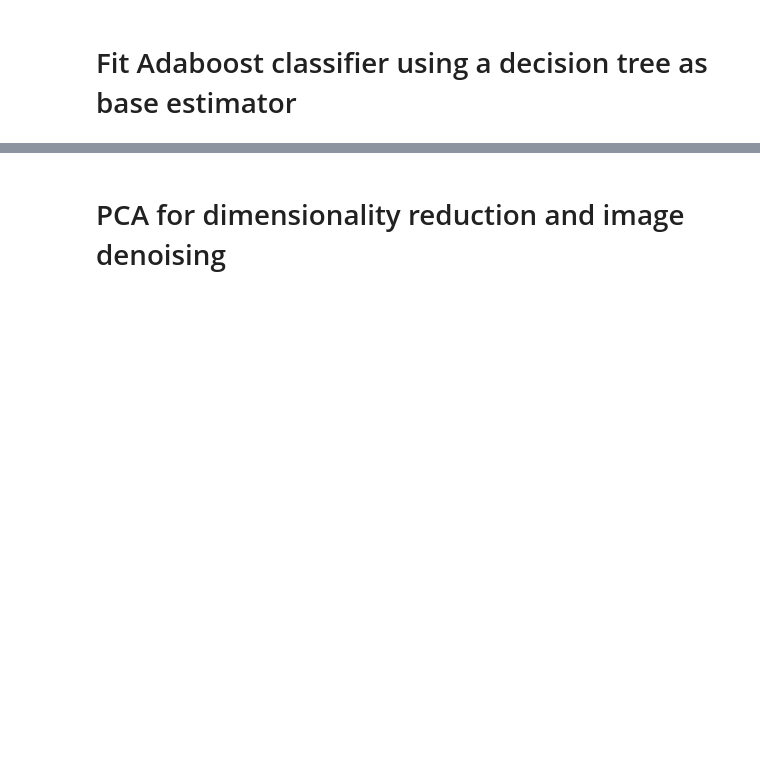
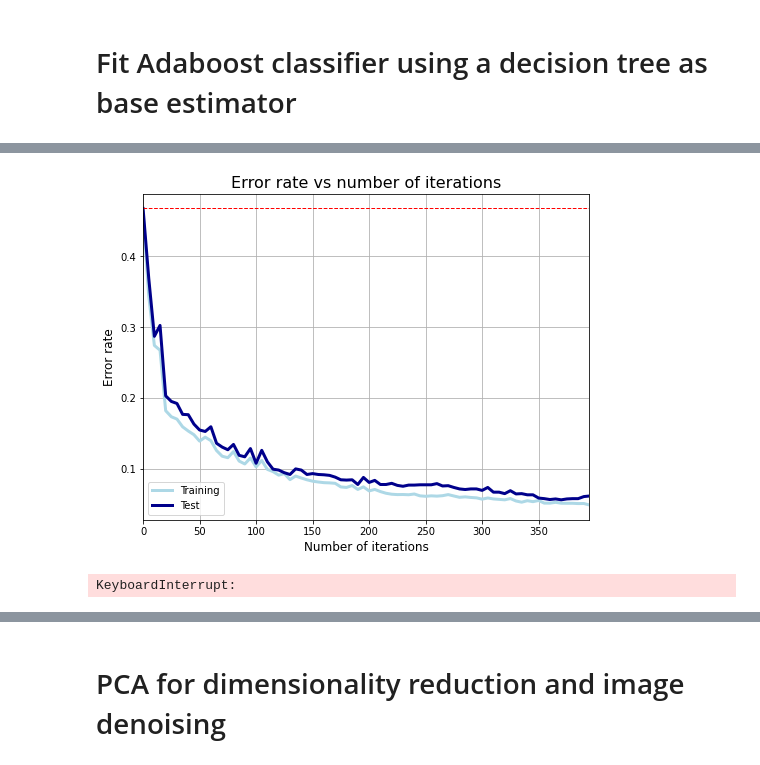
Before and after one commit to Panongbene/masster2IPP, a Jupyter notebook: TP_PCA_BOUNHAR_SAWADOGO_YEH.ipynb, the cells around one changed output, grey strips where cells are left out. Saved outputs shown, nothing was run; the diff lists cells and outputs as text; code cells hidden in the pictures; blank space fills up the shorter version.

Commit message:
Implemented PCA and Adaboost

```diff
--- a/TP_PCA_BOUNHAR_SAWADOGO_YEH.ipynb
+++ b/TP_PCA_BOUNHAR_SAWADOGO_YEH.ipynb
@@ -92,5 +94,11 @@ Single Weak Learner Achieves
 # %% [markdown]
 # Implement an adaboost classifier
+# %%
+p1 = np.array([1,0,1,1,1,0,0])
+p2 = np.array([0,1,0,1,1,0,1])
+
+x = np.sum(p1 != p2)
+x
 # %%
 def adaboost_clf(Y_train, X_train, Y_test, X_test, M, clf):
     n_train, n_test = len(X_train), len(X_test)
@@ -137,0 +192,28 @@ plot_error_rate(er_train, er_test)
+# %%
+# Test with different number of iterations
+er_train, er_test = [er_tree[0]], [er_tree[1]]
+x_range = range(10, 800, 10)
+
+for i in tqdm(x_range):
+    er_i = adaboost_clf(Y_train, X_train, Y_test, X_test, i, clf_tree)
+    er_train.append(er_i[0])
+    er_test.append(er_i[1])
+
+# Compare error rate vs number of iterations
+plot_error_rate(er_train, er_test)
+# %% [output]
+[figure, added]
+# %%
+# Test with different number of iterations
+er_train, er_test = [er_tree[0]], [er_tree[1]]
+x_range = range(10, 1300, 10)
+
+for i in tqdm(x_range):
+    er_i = adaboost_clf(Y_train, X_train, Y_test, X_test, i, clf_tree)
+    er_train.append(er_i[0])
+    er_test.append(er_i[1])
+
+# Compare error rate vs number of iterations
+plot_error_rate(er_train, er_test)
+# %% [output]
+KeyboardInterrupt:
```
Also changed, not shown: parts of 31 cells of this notebook.
